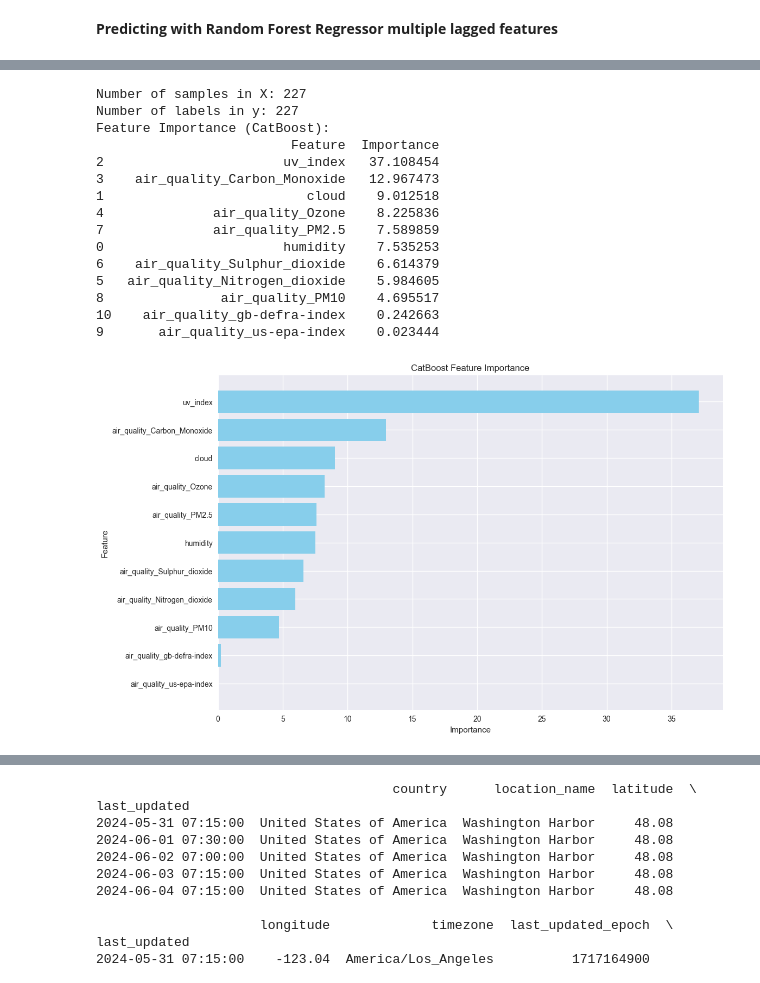
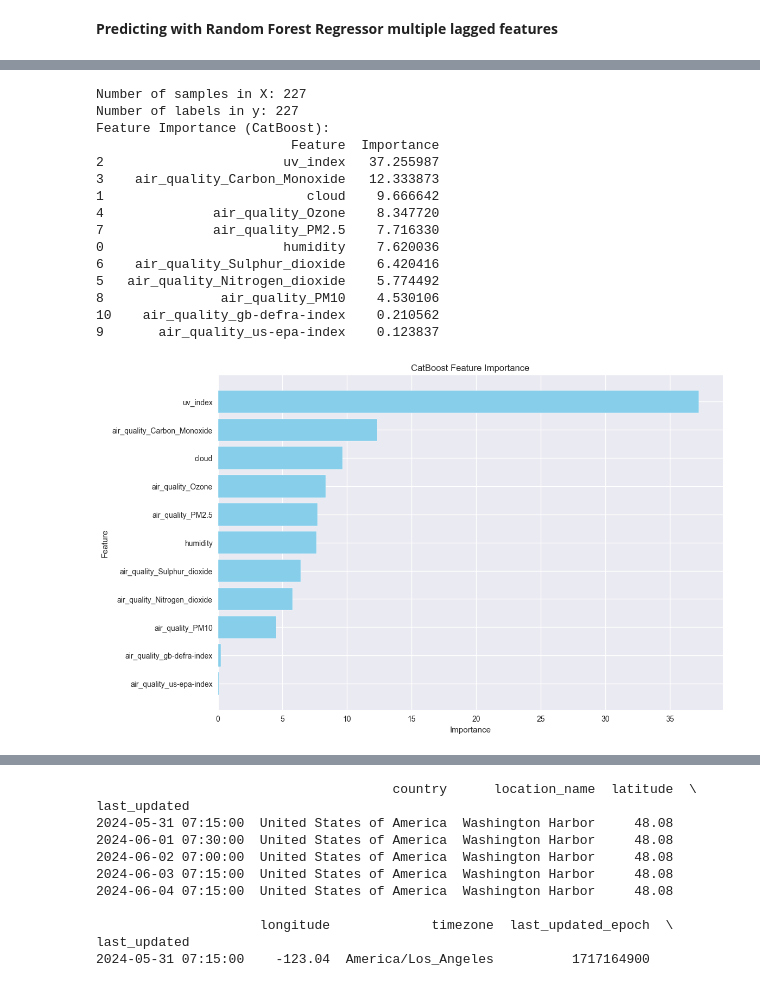
Before and after one commit to uttam-in/Weather-Trend-Forecasting, a Jupyter notebook: Assessment_Notebook.ipynb, the cells around one changed output, grey strips where cells are left out. Cells and saved outputs as stored; diff of their text form; code cells hidden in the pictures.

```diff
--- a/Assessment_Notebook.ipynb
+++ b/Assessment_Notebook.ipynb
@@ -1482,7 +1481,7 @@ import matplotlib.pyplot as plt
 from catboost import CatBoostRegressor, Pool
 
 # Define the target and features
-target = 'temperature_celsius'  # Replace with your target variable
+target = 'temperature_fahrenheit'  # Replace with your target variable
 features = [
     'humidity', 'cloud', 'uv_index',
     'air_quality_Carbon_Monoxide', 'air_quality_Ozone', 'air_quality_Nitrogen_dioxide',
@@ -1510,45 +1509,45 @@ catboost_model = CatBoostRegressor(
     learning_rate=0.1,
     random_seed=42,
     silent=True
 )
 catboost_model.fit(X, y)
 
 # Get feature importance
 feature_importances = catboost_model.get_feature_importance(Pool(X, y))
 importance_df = pd.DataFrame({
     'Feature': X.columns,
     'Importance': feature_importances
 }).sort_values(by='Importance', ascending=False)
 
 # Display the feature importance DataFrame
 print("Feature Importance (CatBoost):")
 print(importance_df)
 
 # Plot feature importance
 plt.figure(figsize=(12, 8))
 plt.barh(importance_df['Feature'], importance_df['Importance'], color='skyblue')
 plt.title('CatBoost Feature Importance')
 plt.xlabel('Importance')
 plt.ylabel('Feature')
 plt.gca().invert_yaxis()
 plt.show()
 # %% [output]
 Number of samples in X: 227
 Number of labels in y: 227
 Feature Importance (CatBoost):
                          Feature  Importance
-2                       uv_index   37.108454
-3    air_quality_Carbon_Monoxide   12.967473
-1                          cloud    9.012518
-4              air_quality_Ozone    8.225836
-7              air_quality_PM2.5    7.589859
-0                       humidity    7.535253
-6    air_quality_Sulphur_dioxide    6.614379
-5   air_quality_Nitrogen_dioxide    5.984605
-8               air_quality_PM10    4.695517
-10    air_quality_gb-defra-index    0.242663
-9       air_quality_us-epa-index    0.023444
+2                       uv_index   37.255987
+3    air_quality_Carbon_Monoxide   12.333873
+1                          cloud    9.666642
+4              air_quality_Ozone    8.347720
+7              air_quality_PM2.5    7.716330
+0                       humidity    7.620036
+6    air_quality_Sulphur_dioxide    6.420416
+5   air_quality_Nitrogen_dioxide    5.774492
+8               air_quality_PM10    4.530106
+10    air_quality_gb-defra-index    0.210562
+9       air_quality_us-epa-index    0.123837
-[figure, old version]
+[figure, new version]
 # %%
 import shap
 # Calculate SHAP values
```
Also changed, not shown: parts of 11 cells of this notebook, 5 other files.
